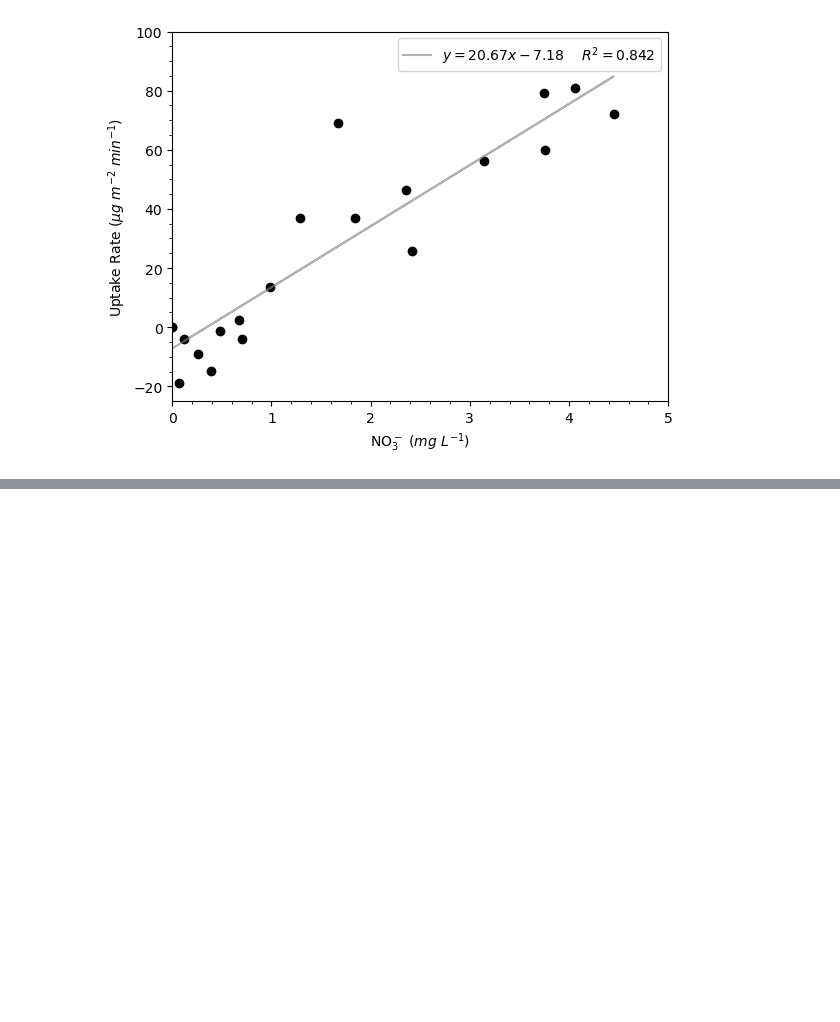
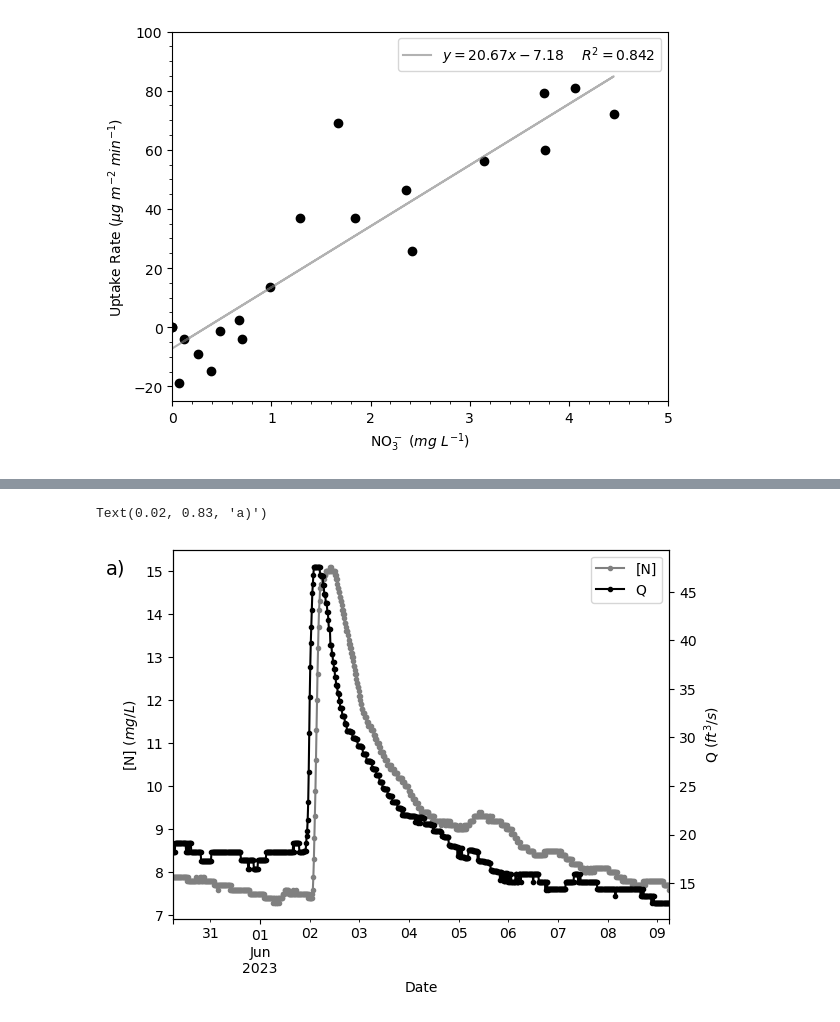
Before and after one commit to skip-skip/BiogeochemHW5, a Jupyter notebook: HW5.ipynb, the cells around one changed output, grey strips where cells are left out. Cells and saved outputs as stored; diff of their text form; code cells hidden in the pictures; blank space fills up the shorter version.

```diff
--- a/HW5.ipynb
+++ b/HW5.ipynb
@@ -143,3 +182,9 @@ plt.legend()
 # %% [output]
 <matplotlib.legend.Legend at 0x...>
 [figure]
+# %%
+# Read in the dataframe
+df_pt3 = pd.read_csv('IndianCr_data.csv')
+# Converting string to datetime for ease of plotting (pandas auto-fits time series)
+df_pt3['datetime'] = pd.to_datetime(df_pt3['datetime'])
+df_pt3
@@ -145,0 +205,12 @@ plt.legend()
+# %%
+# Plot Q and N conc as time series
+ax=df_pt3.plot(x='datetime', y='Nitrate', marker='.', label='[N]', color='gray')
+df_pt3.plot(ax=ax,x='datetime', y='Q', marker='.', secondary_y=True, mark_right=False, color='black')
+x_labels = [item.get_text() for item in ax.get_xticklabels()]
+ax.set_xlabel('Date')
+ax.set_ylabel('[N] ($mg/L$)')
+ax.right_ax.set_ylabel('Q ($ft^3/s$)')
+plt.gcf().text(0.02, 0.83,'a)', fontsize=14)
+# %% [output]
+Text(0.02, 0.83, 'a)')
+[figure, added]
```
Also changed, not shown: parts of 13 cells of this notebook, 1 other file.
